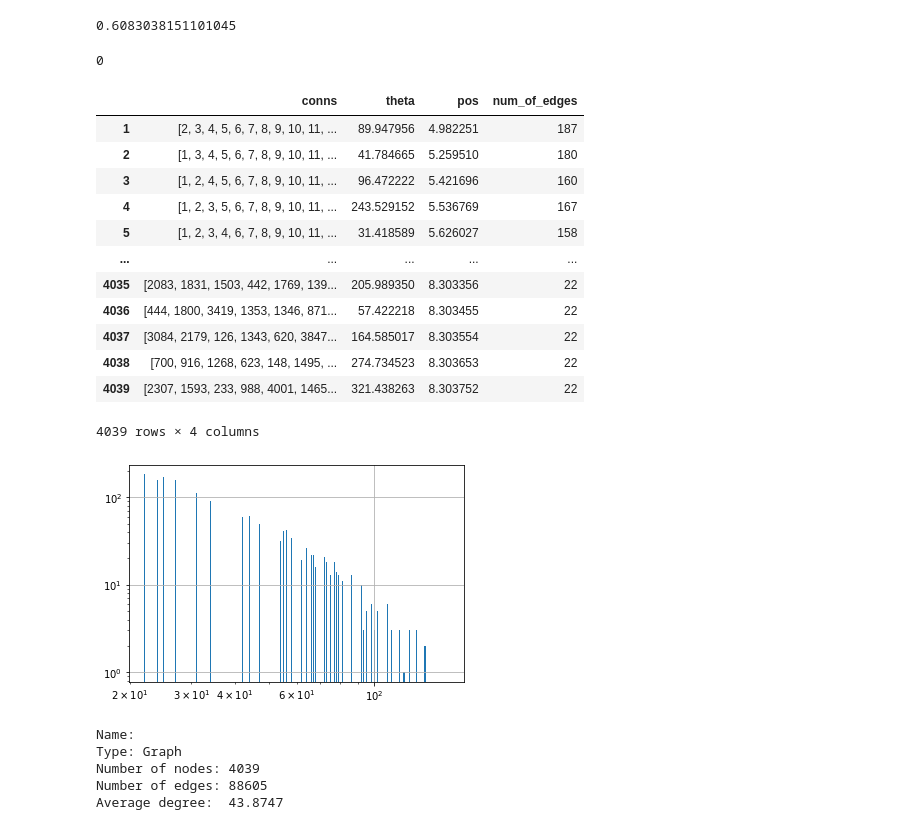
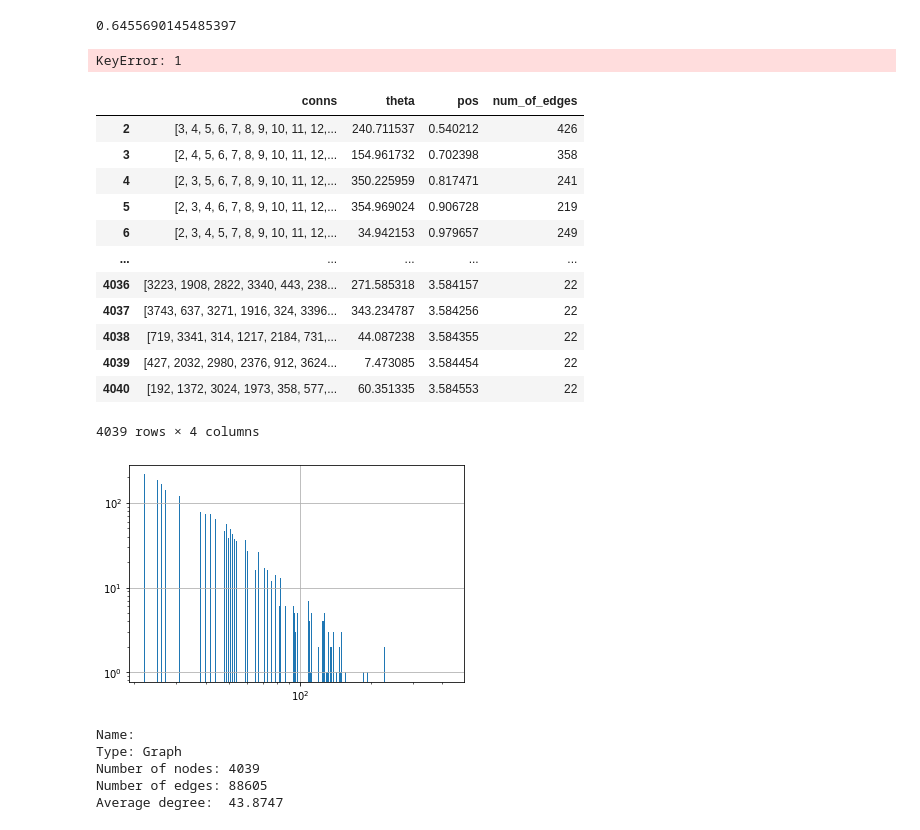
Before and after one commit to 78furu/popularity_versus_similarity, a Jupyter notebook: notebooks/Analyzing.ipynb, the cells around one changed output. Saved outputs shown, nothing was run; the diff lists cells and outputs as text; code cells hidden in the pictures.

```diff
--- a/notebooks/Analyzing.ipynb
+++ b/notebooks/Analyzing.ipynb
@@ -13,4 +13,4 @@ from pvs import network_creation as nc
 from tqdm.notebook import tqdm
 from scipy.optimize import curve_fit
 # %%
-Nodes = nc.Nodes(n = 4039, m = 22, beta = 0.4,T = 1.55)
+Nodes = nc.Nodes(n = 4039, m = 22, beta = 0.7,T = 7.55)
@@ -63,11 +81,11 @@ G = Nodes.to_networkx()
 # %%
 nx.average_clustering(G)
 # %% [output]
-0.6083038151101045
+0.6455690145485397
 # %%
 G.number_of_edges(u = 1,)
 # %% [output]
-0
+KeyError: 1
 # %%
 df = Nodes.nodes_df
 # %%
@@ -76,29 +94,29 @@ df['num_of_edges'] = [len(r["conns"]) for i, r in df.iterrows()]
 df
 # %% [output]
 |  | conns | theta | pos | num_of_edges |
-| 1 | [2, 3, 4, 5, 6, 7, 8, 9, 10, 11, ... | 89.947956 | 4.982251 | 187 |
-| 2 | [1, 3, 4, 5, 6, 7, 8, 9, 10, 11, ... | 41.784665 | 5.259510 | 180 |
-| 3 | [1, 2, 4, 5, 6, 7, 8, 9, 10, 11, ... | 96.472222 | 5.421696 | 160 |
-| 4 | [1, 2, 3, 5, 6, 7, 8, 9, 10, 11, ... | 243.529152 | 5.536769 | 167 |
-| 5 | [1, 2, 3, 4, 6, 7, 8, 9, 10, 11, ... | 31.418589 | 5.626027 | 158 |
+| 2 | [3, 4, 5, 6, 7, 8, 9, 10, 11, 12,... | 240.711537 | 0.540212 | 426 |
+| 3 | [2, 4, 5, 6, 7, 8, 9, 10, 11, 12,... | 154.961732 | 0.702398 | 358 |
+| 4 | [2, 3, 5, 6, 7, 8, 9, 10, 11, 12,... | 350.225959 | 0.817471 | 241 |
+| 5 | [2, 3, 4, 6, 7, 8, 9, 10, 11, 12,... | 354.969024 | 0.906728 | 219 |
+| 6 | [2, 3, 4, 5, 7, 8, 9, 10, 11, 12,... | 34.942153 | 0.979657 | 249 |
 | ... | ... | ... | ... | ... |
-| 4035 | [2083, 1831, 1503, 442, 1769, 139... | 205.989350 | 8.303356 | 22 |
-| 4036 | [444, 1800, 3419, 1353, 1346, 871... | 57.422218 | 8.303455 | 22 |
-| 4037 | [3084, 2179, 126, 1343, 620, 3847... | 164.585017 | 8.303554 | 22 |
-| 4038 | [700, 916, 1268, 623, 148, 1495, ... | 274.734523 | 8.303653 | 22 |
-| 4039 | [2307, 1593, 233, 988, 4001, 1465... | 321.438263 | 8.303752 | 22 |
+| 4036 | [3223, 1908, 2822, 3340, 443, 238... | 271.585318 | 3.584157 | 22 |
+| 4037 | [3743, 637, 3271, 1916, 324, 3396... | 343.234787 | 3.584256 | 22 |
+| 4038 | [719, 3341, 314, 1217, 2184, 731,... | 44.087238 | 3.584355 | 22 |
+| 4039 | [427, 2032, 2980, 2376, 912, 3624... | 7.473085 | 3.584454 | 22 |
+| 4040 | [192, 1372, 3024, 1973, 358, 577,... | 60.351335 | 3.584553 | 22 |
 4039 rows × 4 columns
 # %%
 fig, ax = plt.subplots(1,1, facecolor = 'white')
 
-bins = np.logspace(np.log10(df.num_of_edges.min()),np.log10(df.num_of_edges.max()), 100)
+bins = np.logspace(np.log10(df.num_of_edges.min()),np.log10(df.num_of_edges.max()), 1000)
 
 df.num_of_edges.hist(bins = bins, ax = ax)
 
 ax.set_yscale('log')
 ax.set_xscale('log')
 # %% [output]
-[figure, old version]
+[figure, new version]
 # %%
 G_fb = nx.read_edgelist("facebook_combined.txt")
 # %%
```
Also changed, not shown: parts of 3 cells of this notebook, 2 other files.
